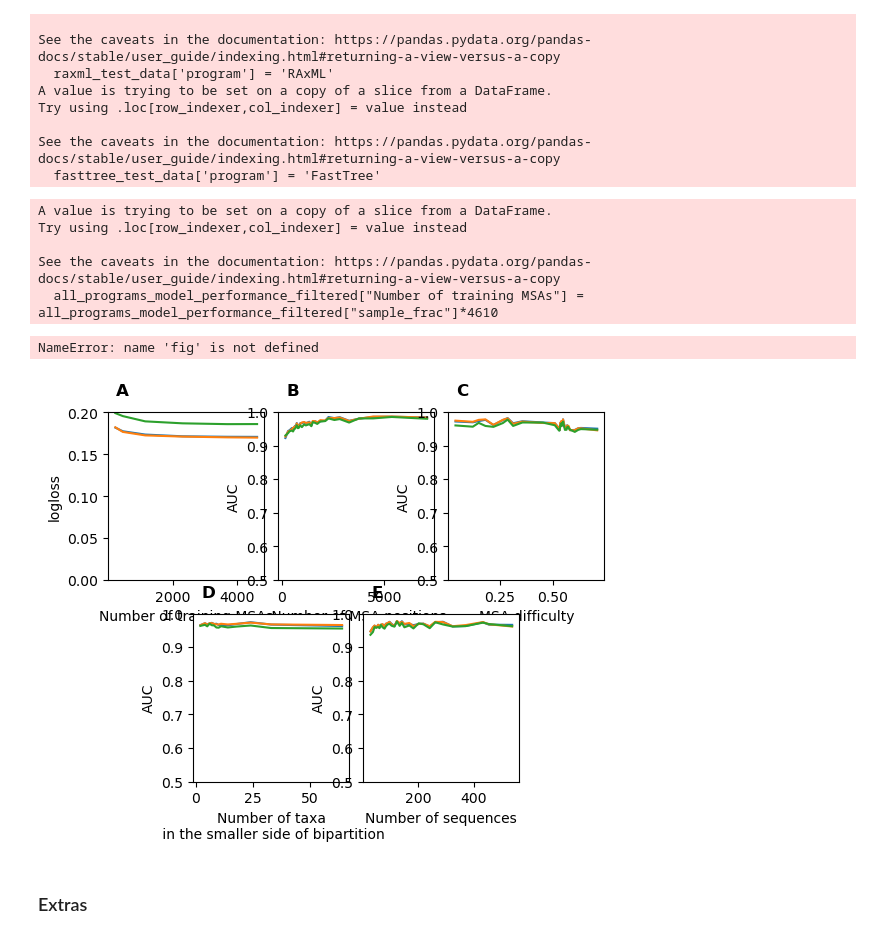
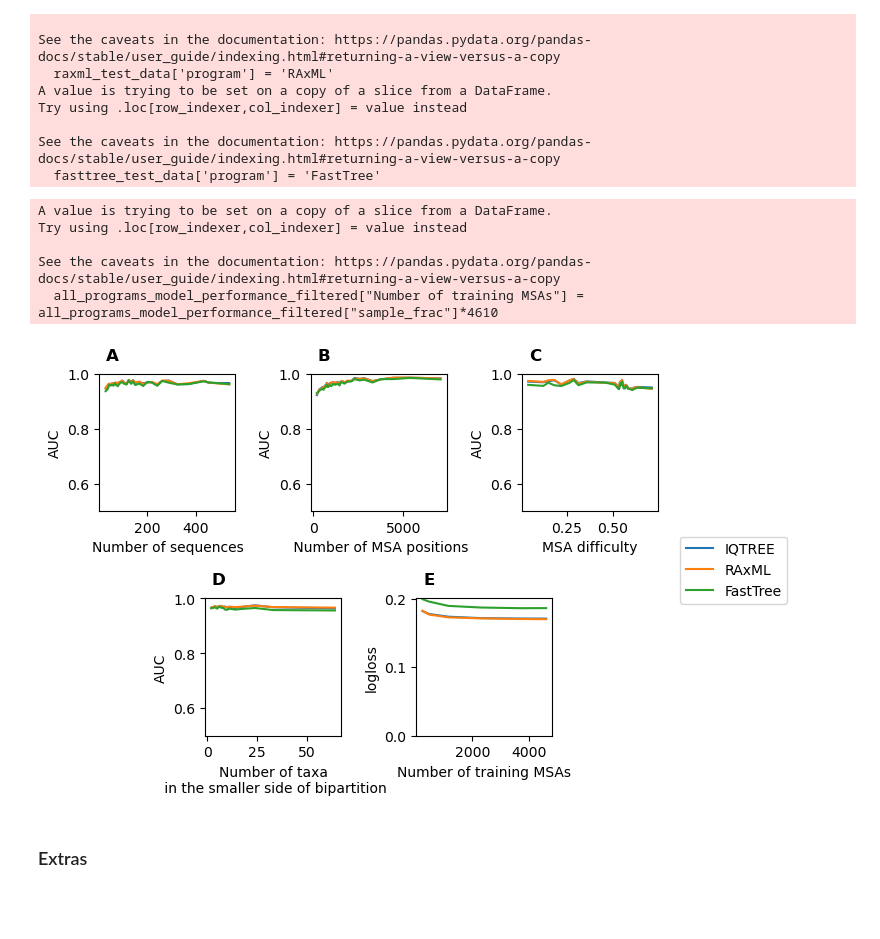
Before and after one commit to noaeker/bootstrap_repo, a Jupyter notebook: python notebooks/main paper analysis.ipynb, the cells around one changed output. Drawn from its saved outputs; the diff is of its cells as text; code cells hidden in the pictures; blank space fills up the shorter version.

```diff
--- a/python notebooks/main paper analysis.ipynb
+++ b/python notebooks/main paper analysis.ipynb
@@ -301,8 +301,10 @@ Try using .loc[row_indexer,col_indexer] = value instead
 See the caveats in the documentation: https://pandas.pydata.org/pandas-docs/stable/user_guide/indexing.html#returning-a-view-versus-a-copy
   fasttree_test_data['program'] = 'FastTree'
 # %%
+
 hue_order = ['IQTREE', 'RAxML', 'FastTree']
 
+fig, ax = plt.subplots()
 
 columns_dict = {'feature_msa_n_seq':'Number of sequences','feature_msa_n_loci': ' Number of MSA positions',
                 'feature_msa_pypythia_msa_difficulty': 'MSA difficulty','feature_partition_size': 'Number of taxa\n in the smaller side of bipartition'}
@@ -315,8 +317,7 @@ ax5 = plt.subplot2grid((2,6), (1,3), colspan=2)
 axs = [ax1,ax2,ax3,ax4,ax5]
 
 
-axs[0], axs[-1] = axs[-1], axs[0]
-#axs[-2], axs[-1] = axs[-1], axs[-2]
+
 
 for i,col in enumerate(columns_dict):
     all_programs_test_data['binned_col'] = pd.qcut(all_programs_test_data[col], 30,duplicates='drop')
@@ -335,35 +336,32 @@ for i,col in enumerate(columns_dict):
     sns.lineplot(data=grouped_df_data, x="median_per_group", y="AUC", hue = "program", hue_order= hue_order,ax=axs[i])
     axs[i].set_ylim(0.5,1)
     axs[i].set_xlabel(columns_dict[col])
     axs[i].get_legend().remove()
     #plt.show()
 
 
 all_programs_model_performance_filtered = all_programs_model_performance.query("`dataset`=='test' and `name` =='model_standard' and `analysis_type`=='full_standard'")
 all_programs_model_performance_filtered["Number of training MSAs"] = all_programs_model_performance_filtered["sample_frac"]*4610
 sns.lineplot(data=all_programs_model_performance_filtered, x="Number of training MSAs", y="logloss", hue = "program",hue_order = hue_order,ax=axs[-1])
 axs[-1].get_legend().remove()
 axs[-1].set_ylim(0)
 
 
 # Add annotations
-annotations = ['E', 'B', 'C', 'D', 'A']
+annotations = ['A', 'B', 'C', 'D', 'E']
 for i, annotation in enumerate(annotations):
     axs[i].annotate(annotation, xy=(0.05, 1.1), xycoords="axes fraction", fontsize=12, fontweight='bold')
 
 
 handles, labels = axs[0].get_legend_handles_labels()
 fig.legend(handles, labels, loc='center left', bbox_to_anchor=(1, 0.5))
 
 # Adjust layout to prevent overlapping
 plt.tight_layout()
 # %% [output]
 A value is trying to be set on a copy of a slice from a DataFrame.
 Try using .loc[row_indexer,col_indexer] = value instead
 
 See the caveats in the documentation: https://pandas.pydata.org/pandas-docs/stable/user_guide/indexing.html#returning-a-view-versus-a-copy
   all_programs_model_performance_filtered["Number of training MSAs"] = all_programs_model_performance_filtered["sample_frac"]*4610
-NameError: name 'fig' is not defined
-[figure, old version]
+[figure, new version]
-# %% [markdown]
-### Extras
@@ -372,0 +368,2 @@ plt.hist(all_programs_test_data['feature_msa_n_seq'])
+# %% [markdown]
+### Extras
```
Also changed, not shown: parts of 11 cells of this notebook, 7 other files.
